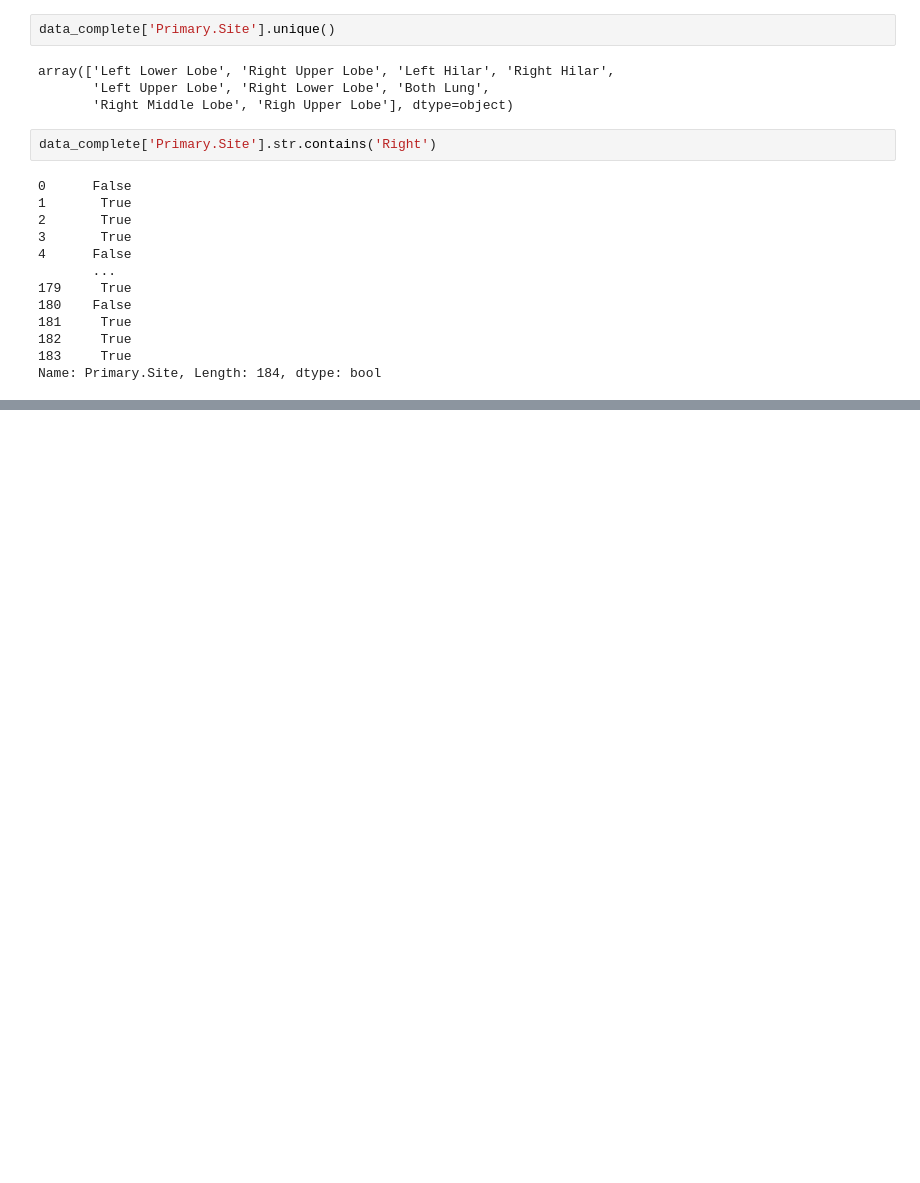
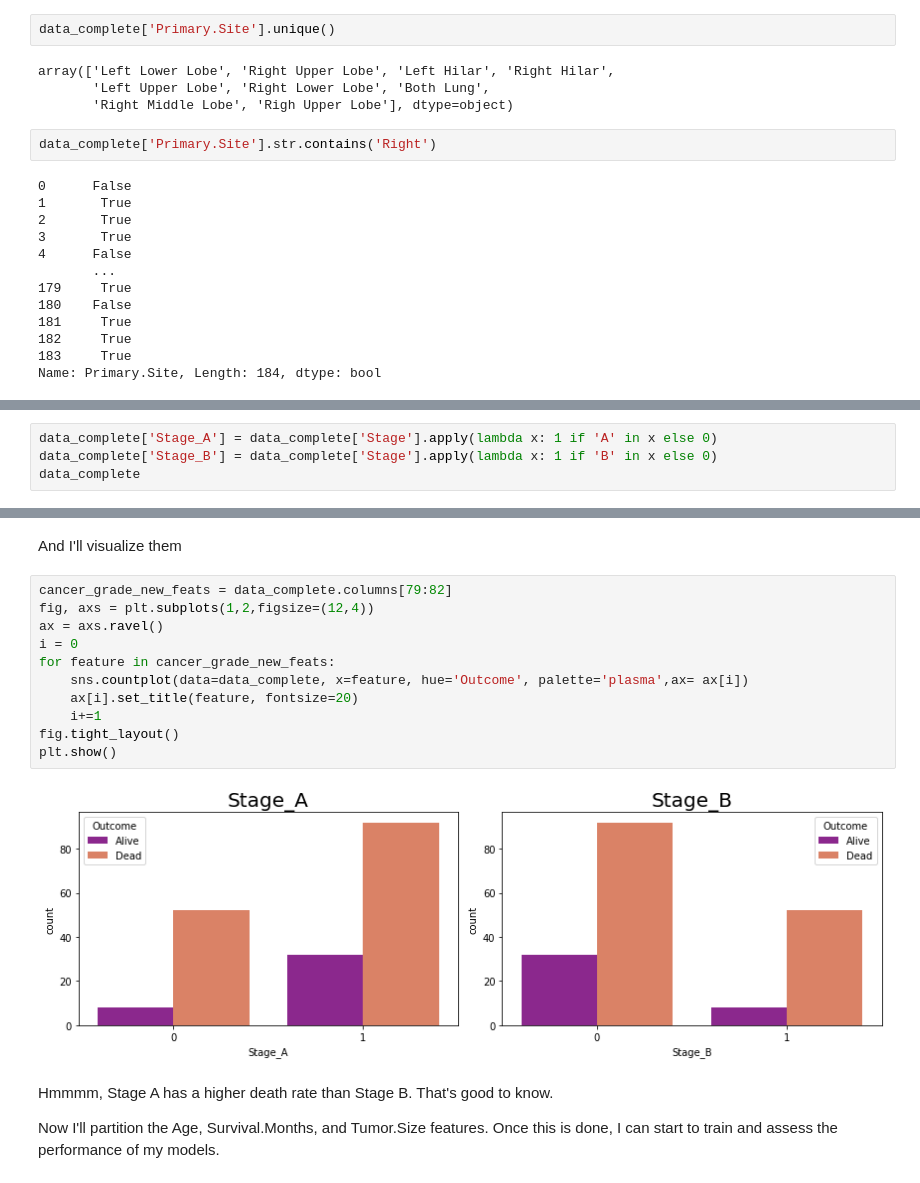
Before and after one commit to victormurcia/VA-Assignment, a Jupyter notebook: VA Assignment.ipynb, the cells around one changed output, grey strips where cells are left out. Saved outputs shown, nothing was run; the diff lists cells and outputs as text; blank space fills up the shorter version.

```diff
--- a/VA Assignment.ipynb
+++ b/VA Assignment.ipynb
@@ -830,0 +940,4 @@ data_complete.loc[data_complete['Stage'] == 'IB']
+# %%
+data_complete['Stage_A'] = data_complete['Stage'].apply(lambda x: 1 if 'A' in x else 0)
+data_complete['Stage_B'] = data_complete['Stage'].apply(lambda x: 1 if 'B' in x else 0)
+data_complete
@@ -830,0 +958,19 @@ data_complete.loc[data_complete['Stage'] == 'IB']
+# %% [markdown]
+And I'll visualize them
+# %%
+cancer_grade_new_feats = data_complete.columns[79:82]
+fig, axs = plt.subplots(1,2,figsize=(12,4))
+ax = axs.ravel()
+i = 0
+for feature in cancer_grade_new_feats:
+    sns.countplot(data=data_complete, x=feature, hue='Outcome', palette='plasma',ax= ax[i])
+    ax[i].set_title(feature, fontsize=20)
+    i+=1
+fig.tight_layout()
+plt.show()
+# %% [output]
+[figure, added]
+# %% [markdown]
+Hmmmm, Stage A has a higher death rate than Stage B. That's good to know.
+
+Now I'll partition the Age, Survival.Months, and Tumor.Size features. Once this is done, I can start to train and assess the performance of my models.
```
Also changed, not shown: parts of 48 cells of this notebook.
